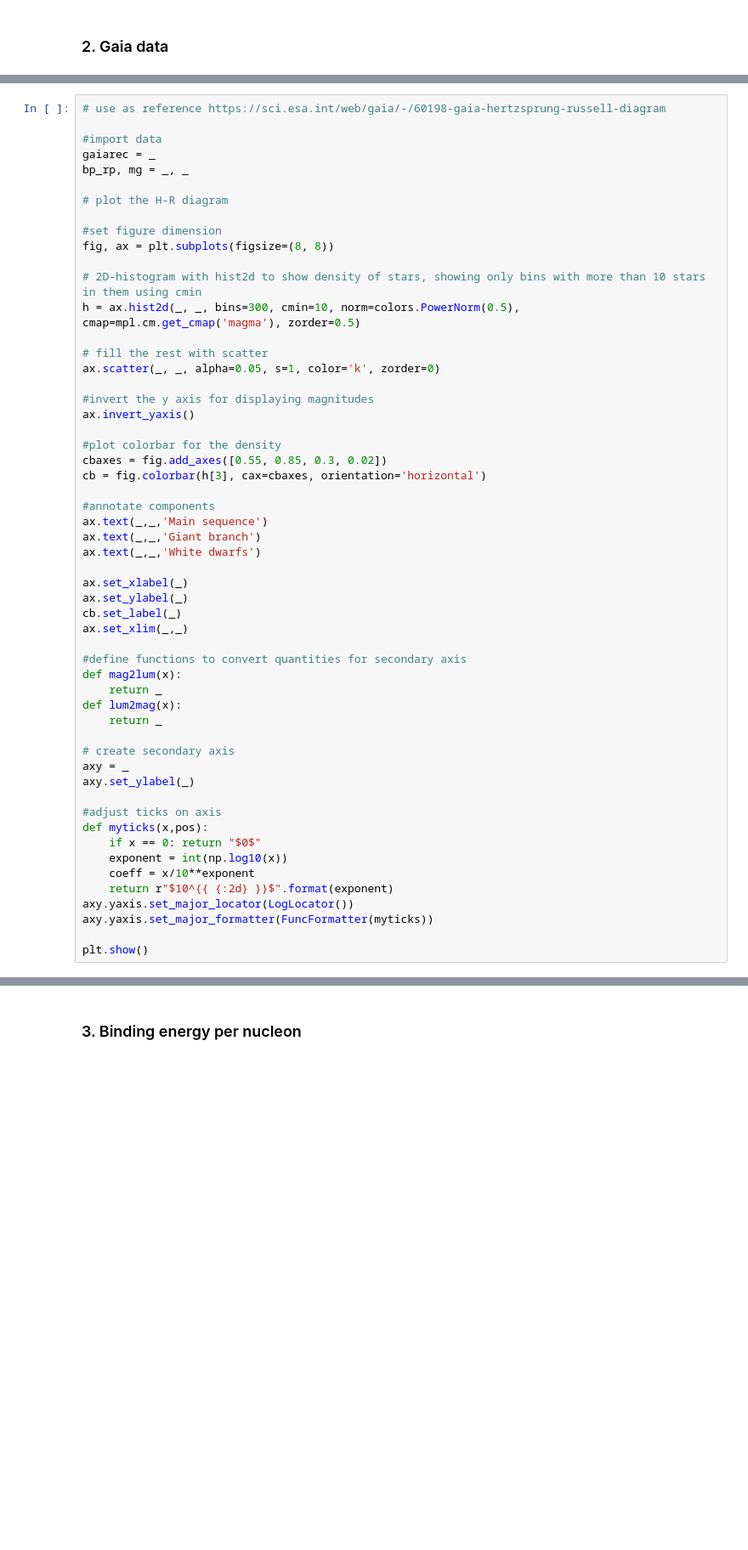
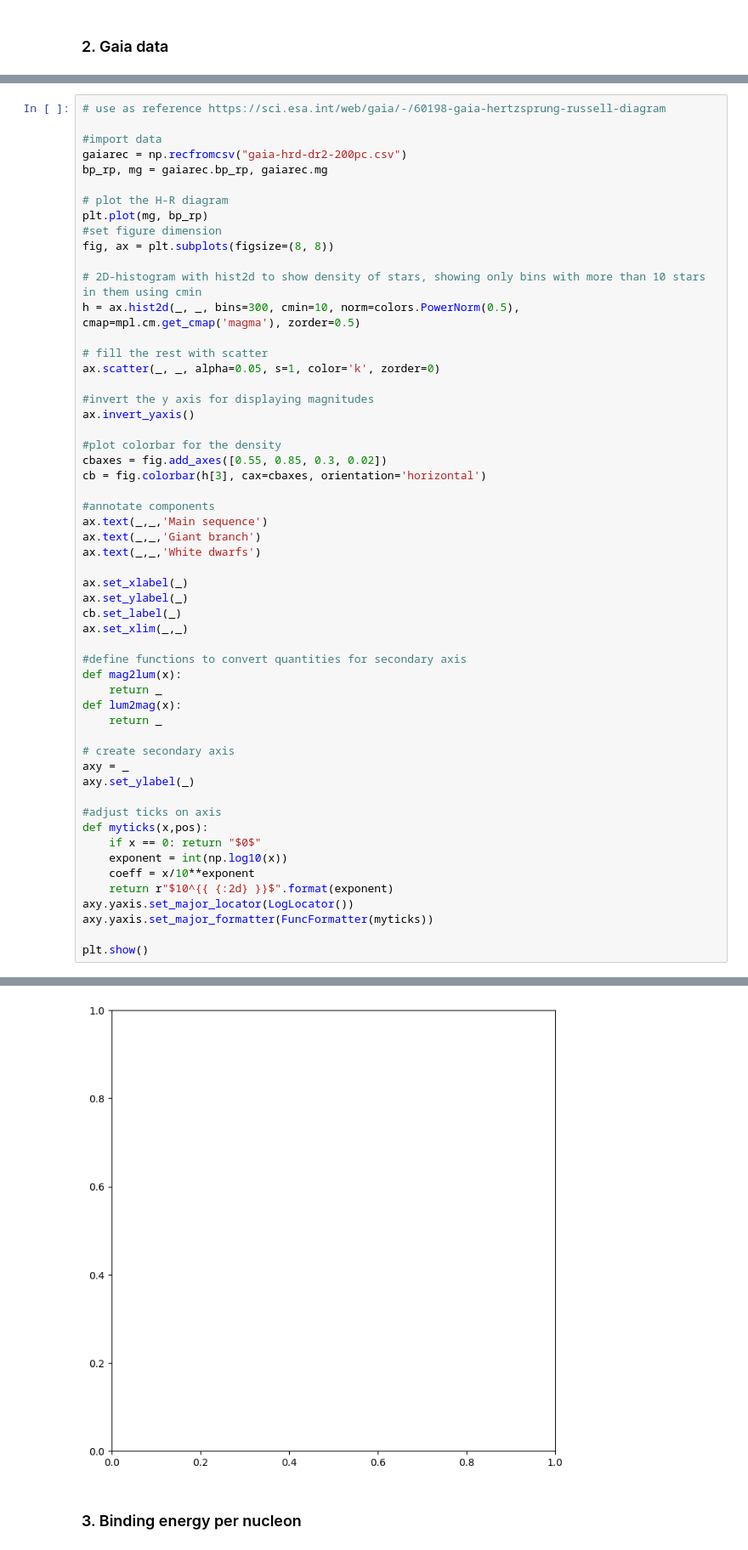
Before and after one commit to sMacks28/private, a Jupyter notebook: Uni/nuclearastrophysics/exercise01/ex1.ipynb, the cells around one changed output, grey strips where cells are left out. Shown at 85% size. Saved outputs shown, nothing was run; the diff lists cells and outputs as text; blank space fills up the shorter version.

```diff
--- a/Uni/nuclearastrophysics/exercise01/ex1.ipynb
+++ b/Uni/nuclearastrophysics/exercise01/ex1.ipynb
@@ -137,11 +183,11 @@ The Hertzsprung–Russell (H-R) diagram, is a scatter plot of stars showing the
 # use as reference https://sci.esa.int/web/gaia/-/60198-gaia-hertzsprung-russell-diagram
 
 #import data
-gaiarec = _
-bp_rp, mg = _, _
+gaiarec = np.recfromcsv("gaia-hrd-dr2-200pc.csv")
+bp_rp, mg = gaiarec.bp_rp, gaiarec.mg
 
 # plot the H-R diagram
-
+plt.plot(mg, bp_rp)
 #set figure dimension
 fig, ax = plt.subplots(figsize=(8, 8))
 
@@ -188,3 +234,4 @@ axy.yaxis.set_major_locator(LogLocator())
 axy.yaxis.set_major_formatter(FuncFormatter(myticks))
 
 plt.show()
+# %% [output]
@@ -191,3 +243,4 @@ plt.show()
+[figure, added]
 # %% [markdown]
 ### 3. Binding energy per nucleon
 # %% [markdown]
```
Also changed, not shown: parts of 6 cells of this notebook.
